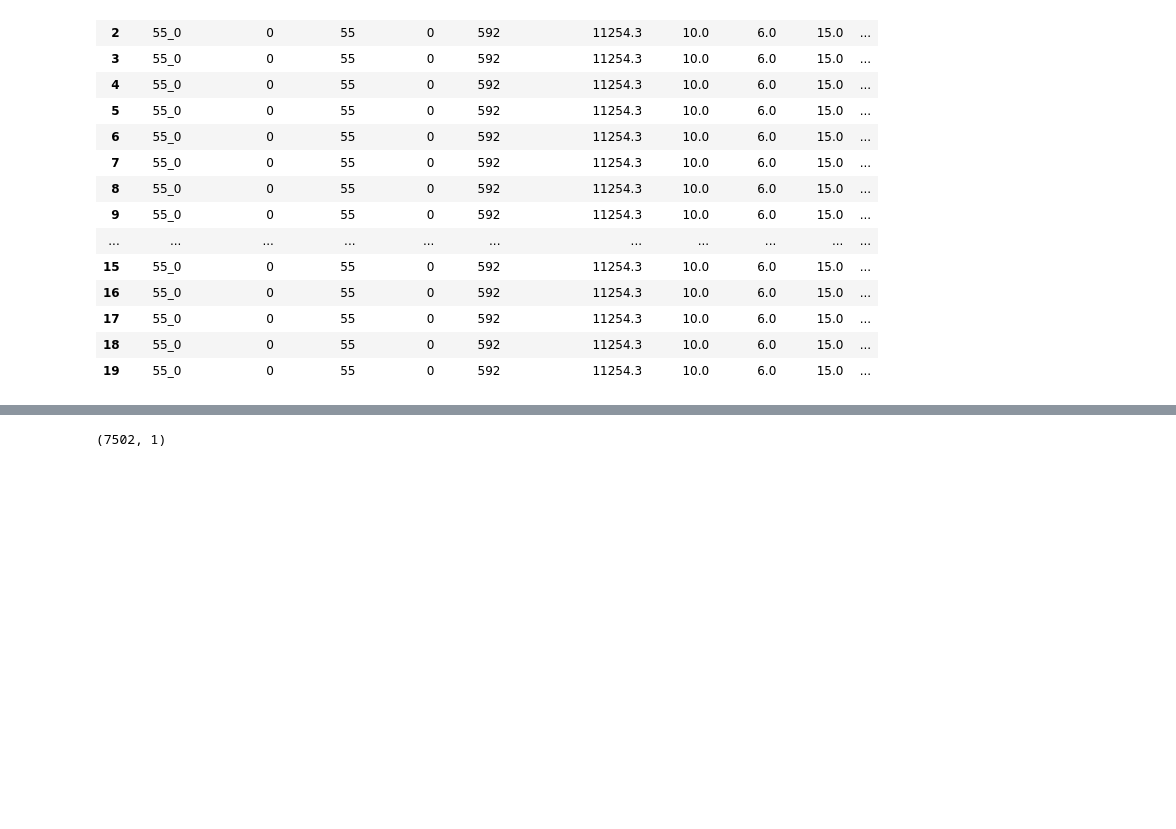
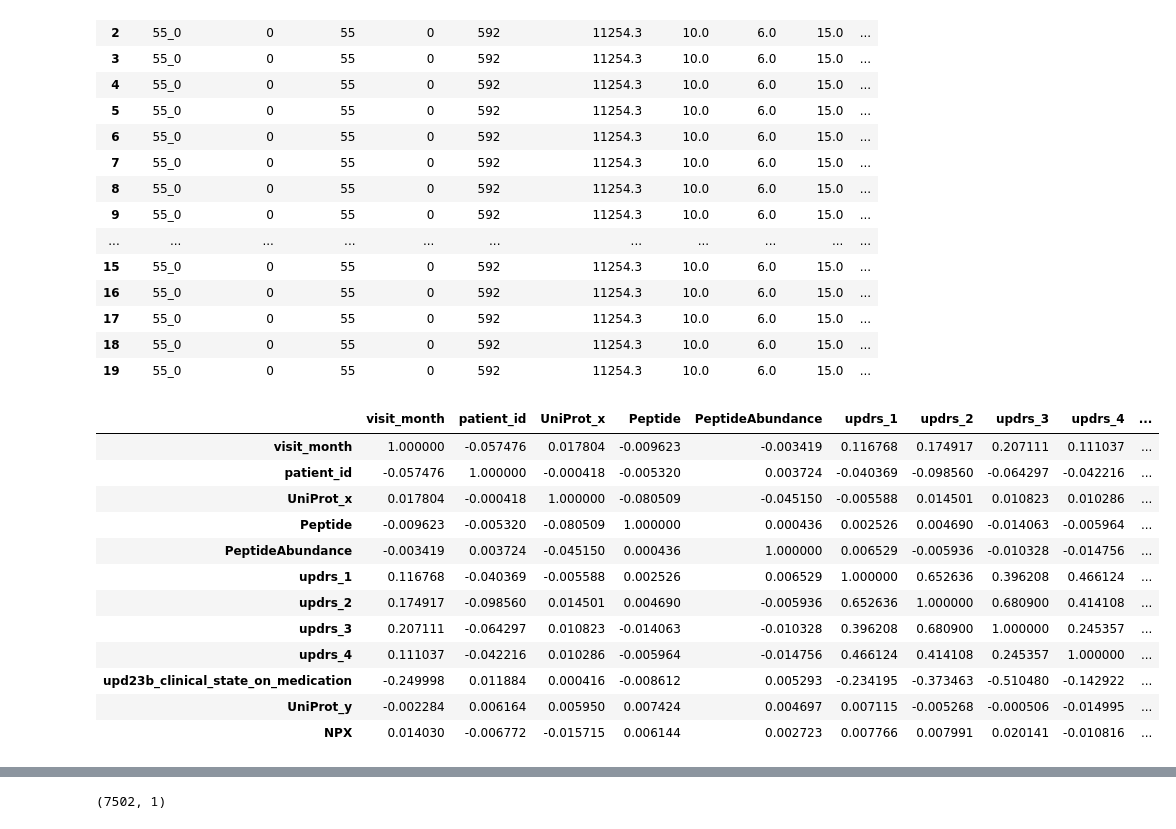
Before and after one commit to ezgibooth/Predicting_Parkinsons_Progression, a Jupyter notebook: PredictingParkinsonsNotepad.ipynb, the cells around one changed output, grey strips where cells are left out. Saved outputs shown, nothing was run; the diff lists cells and outputs as text; code cells hidden in the pictures; blank space fills up the shorter version.

Commit message:
added correlation maps
just to see

```diff
--- a/PredictingParkinsonsNotepad.ipynb
+++ b/PredictingParkinsonsNotepad.ipynb
@@ -206,6 +234,23 @@ merge_df.head(20)
 sample = merge_df.sample(20000)
 # %%
 sample = sample.dropna()
+# %%
+#quick correlation check
+sample.corr().style.background_gradient(cmap='RdBu')
+# %% [output]
+|  | visit_month | patient_id | UniProt_x | Peptide | PeptideAbundance | updrs_1 | updrs_2 | updrs_3 | updrs_4 | ... |
+| visit_month | 1.000000 | -0.057476 | 0.017804 | -0.009623 | -0.003419 | 0.116768 | 0.174917 | 0.207111 | 0.111037 | ... |
+| patient_id | -0.057476 | 1.000000 | -0.000418 | -0.005320 | 0.003724 | -0.040369 | -0.098560 | -0.064297 | -0.042216 | ... |
+| UniProt_x | 0.017804 | -0.000418 | 1.000000 | -0.080509 | -0.045150 | -0.005588 | 0.014501 | 0.010823 | 0.010286 | ... |
+| Peptide | -0.009623 | -0.005320 | -0.080509 | 1.000000 | 0.000436 | 0.002526 | 0.004690 | -0.014063 | -0.005964 | ... |
+| PeptideAbundance | -0.003419 | 0.003724 | -0.045150 | 0.000436 | 1.000000 | 0.006529 | -0.005936 | -0.010328 | -0.014756 | ... |
+| updrs_1 | 0.116768 | -0.040369 | -0.005588 | 0.002526 | 0.006529 | 1.000000 | 0.652636 | 0.396208 | 0.466124 | ... |
+| updrs_2 | 0.174917 | -0.098560 | 0.014501 | 0.004690 | -0.005936 | 0.652636 | 1.000000 | 0.680900 | 0.414108 | ... |
+| updrs_3 | 0.207111 | -0.064297 | 0.010823 | -0.014063 | -0.010328 | 0.396208 | 0.680900 | 1.000000 | 0.245357 | ... |
+| updrs_4 | 0.111037 | -0.042216 | 0.010286 | -0.005964 | -0.014756 | 0.466124 | 0.414108 | 0.245357 | 1.000000 | ... |
+| upd23b_clinical_state_on_medication | -0.249998 | 0.011884 | 0.000416 | -0.008612 | 0.005293 | -0.234195 | -0.373463 | -0.510480 | -0.142922 | ... |
+| UniProt_y | -0.002284 | 0.006164 | 0.005950 | 0.007424 | 0.004697 | 0.007115 | -0.005268 | -0.000506 | -0.014995 | ... |
+| NPX | 0.014030 | -0.006772 | -0.015715 | 0.006144 | 0.002723 | 0.007766 | 0.007991 | 0.020141 | -0.010816 | ... |
 # %%
 # PCA
 
```
Also changed, not shown: parts of 9 cells of this notebook.
